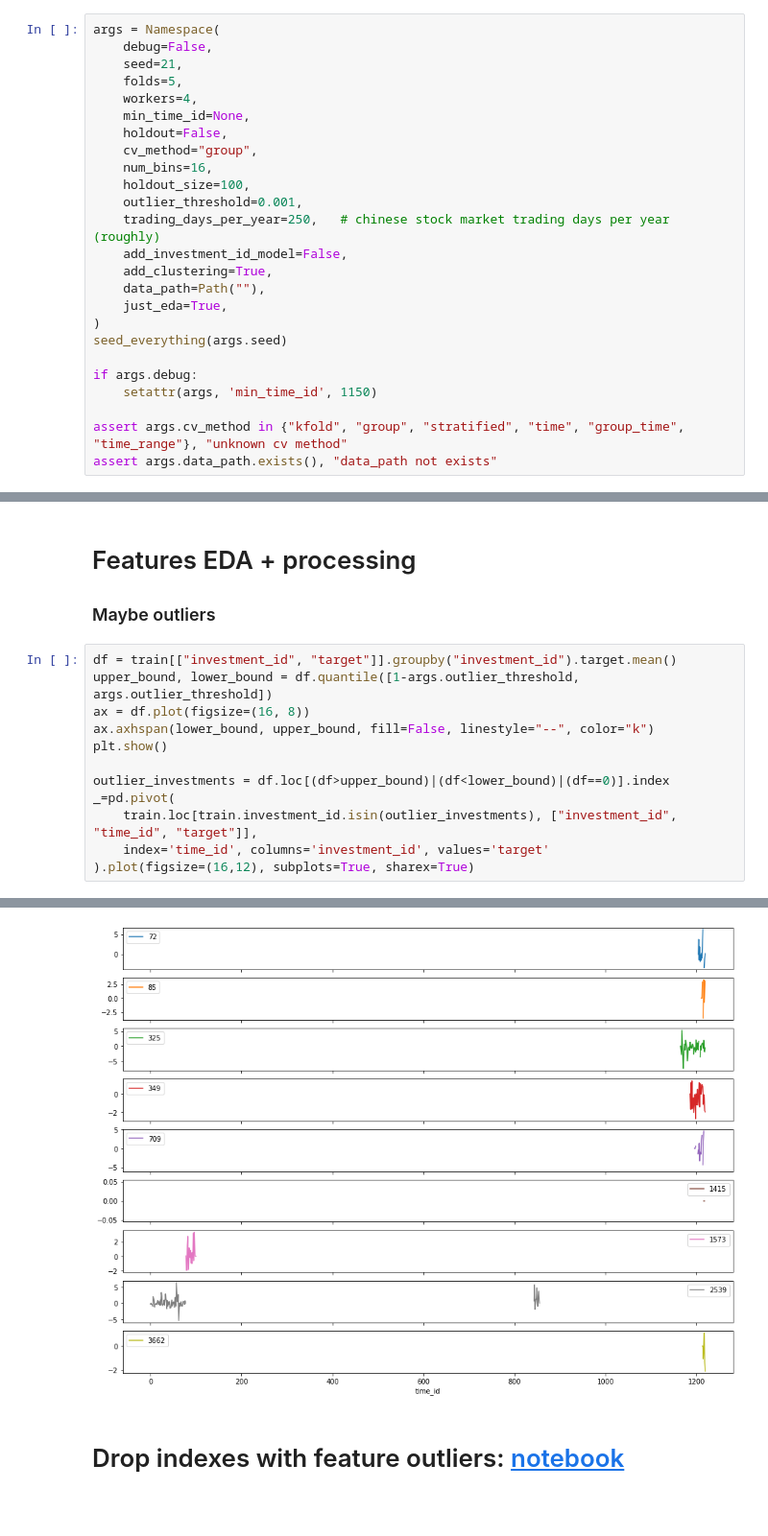
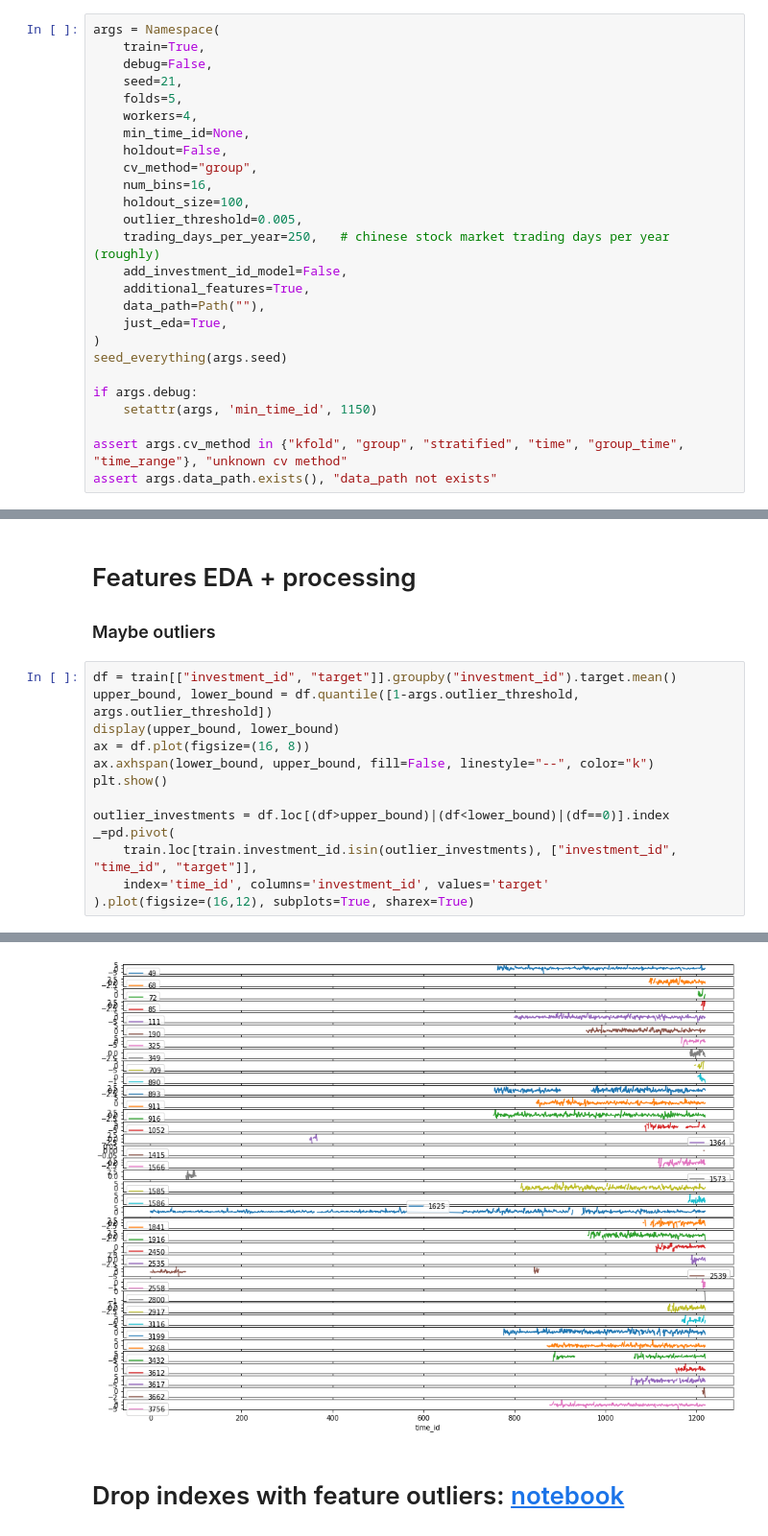
Before and after one commit to beatwad/ubiquant, a Jupyter notebook: part_2_LGBM_train.ipynb, the cells around one changed output, grey strips where cells are left out. Shown: that part at 96% size. Cells and saved outputs as stored; diff of their text form; blank space fills up the shorter version.

```diff
--- a/part_2_LGBM_train.ipynb
+++ b/part_2_LGBM_train.ipynb
@@ -183,6 +183,7 @@ def reduce_mem_usage(df):
     return df
 # %%
 args = Namespace(
+    train=True,
     debug=False,
     seed=21,
     folds=5,
@@ -192,10 +193,10 @@ args = Namespace(
     cv_method="group",
     num_bins=16,
     holdout_size=100,
-    outlier_threshold=0.001,
+    outlier_threshold=0.005,
     trading_days_per_year=250,   # chinese stock market trading days per year (roughly)
     add_investment_id_model=False,
-    add_clustering=True,
+    additional_features=True,
     data_path=Path(""),
     just_eda=True,
 )
@@ -222,6 +223,7 @@ Wall time: 56.2 s
 # %%
 df = train[["investment_id", "target"]].groupby("investment_id").target.mean()
 upper_bound, lower_bound = df.quantile([1-args.outlier_threshold, args.outlier_threshold])
+display(upper_bound, lower_bound)
 ax = df.plot(figsize=(16, 8))
 ax.axhspan(lower_bound, upper_bound, fill=False, linestyle="--", color="k")
 plt.show()
@@ -236,4 +240,4 @@ _=pd.pivot(
-[figure, old version]
+[figure, new version]
 # %% [markdown]
 # Drop indexes with feature outliers: [notebook](https://www.kaggle.com/junjitakeshima/ubiquant-simple-lgbm-removing-outliers-en-jp)
 # %%
```
Also changed, not shown: parts of 27 cells of this notebook, 1 other file.
